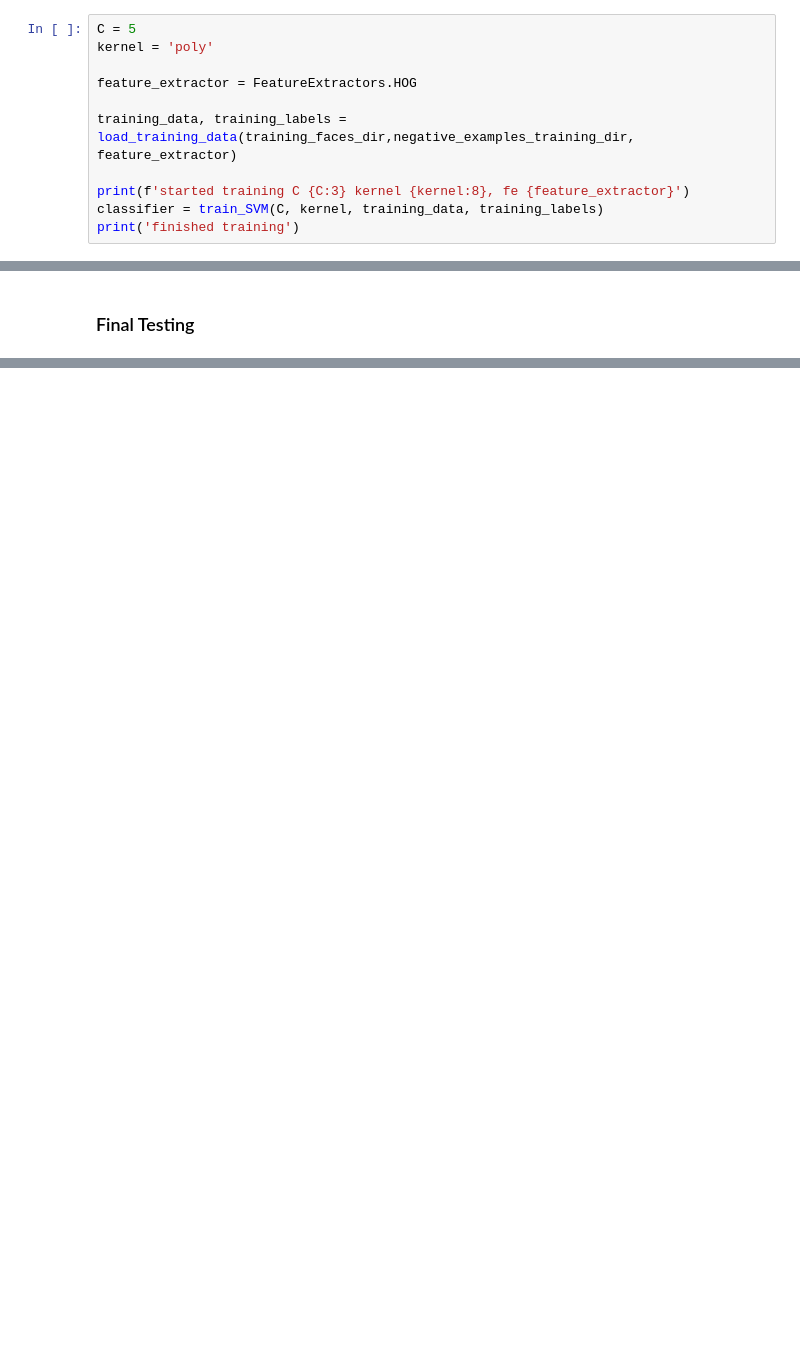
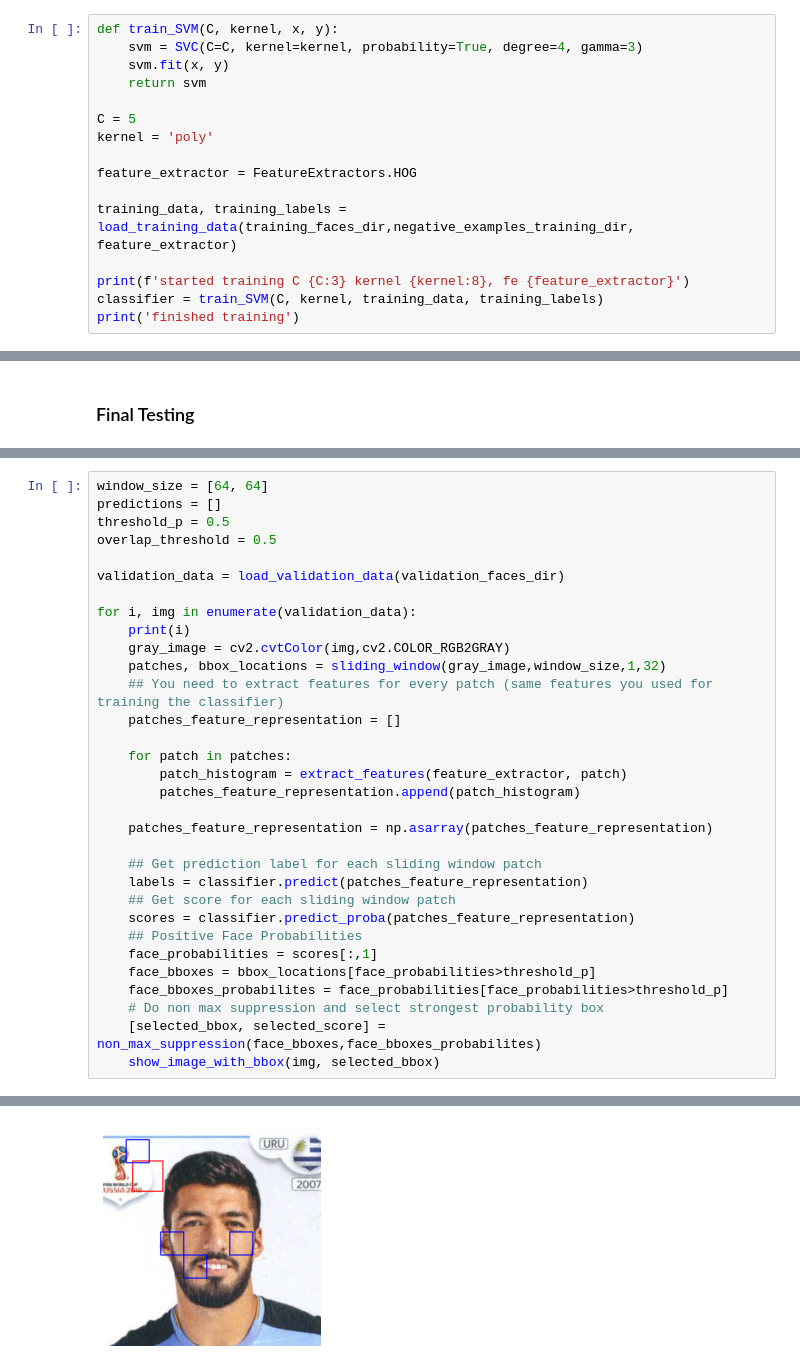
Before and after one commit to franri/computer-vision-final-project, a Jupyter notebook: Face_Detection.ipynb, the cells around one changed output, grey strips where cells are left out. Drawn from its saved outputs; the diff is of its cells as text; blank space fills up the shorter version.

```diff
--- a/Face_Detection.ipynb
+++ b/Face_Detection.ipynb
@@ -976,6 +789,11 @@ C 5.0 kernel sigmoid  - Detection Average Precision is 2.8522710762777507e-05
 # %% [markdown]
 ### Final Training
 # %%
+def train_SVM(C, kernel, x, y):
+    svm = SVC(C=C, kernel=kernel, probability=True, degree=4, gamma=3)
+    svm.fit(x, y)
+    return svm
+
 C = 5
 kernel = 'poly'
 
@@ -1044,0 +878,33 @@ C 5.0 kernel poly     - Detection Average Precision is 0.7239969135802469
+# %%
+window_size = [64, 64]
+predictions = []
+threshold_p = 0.5
+overlap_threshold = 0.5
+
+validation_data = load_validation_data(validation_faces_dir)
+
+for i, img in enumerate(validation_data):
+    print(i)
+    gray_image = cv2.cvtColor(img,cv2.COLOR_RGB2GRAY)
+    patches, bbox_locations = sliding_window(gray_image,window_size,1,32)
+    ## You need to extract features for every patch (same features you used for training the classifier)
+    patches_feature_representation = []
+
+    for patch in patches:
+        patch_histogram = extract_features(feature_extractor, patch)
+        patches_feature_representation.append(patch_histogram)
+
+    patches_feature_representation = np.asarray(patches_feature_representation)
+
+    ## Get prediction label for each sliding window patch
+    labels = classifier.predict(patches_feature_representation)
+    ## Get score for each sliding window patch
+    scores = classifier.predict_proba(patches_feature_representation)
+    ## Positive Face Probabilities
+    face_probabilities = scores[:,1]
+    face_bboxes = bbox_locations[face_probabilities>threshold_p]
+    face_bboxes_probabilites = face_probabilities[face_probabilities>threshold_p]
+    # Do non max suppression and select strongest probability box
+    [selected_bbox, selected_score] = non_max_suppression(face_bboxes,face_bboxes_probabilites)
+    show_image_with_bbox(img, selected_bbox)
+# %% [output]
@@ -1044,0 +912 @@ C 5.0 kernel poly     - Detection Average Precision is 0.7239969135802469
+[figure, added]
```
Also changed, not shown: parts of 37 cells of this notebook, 12 other files.
